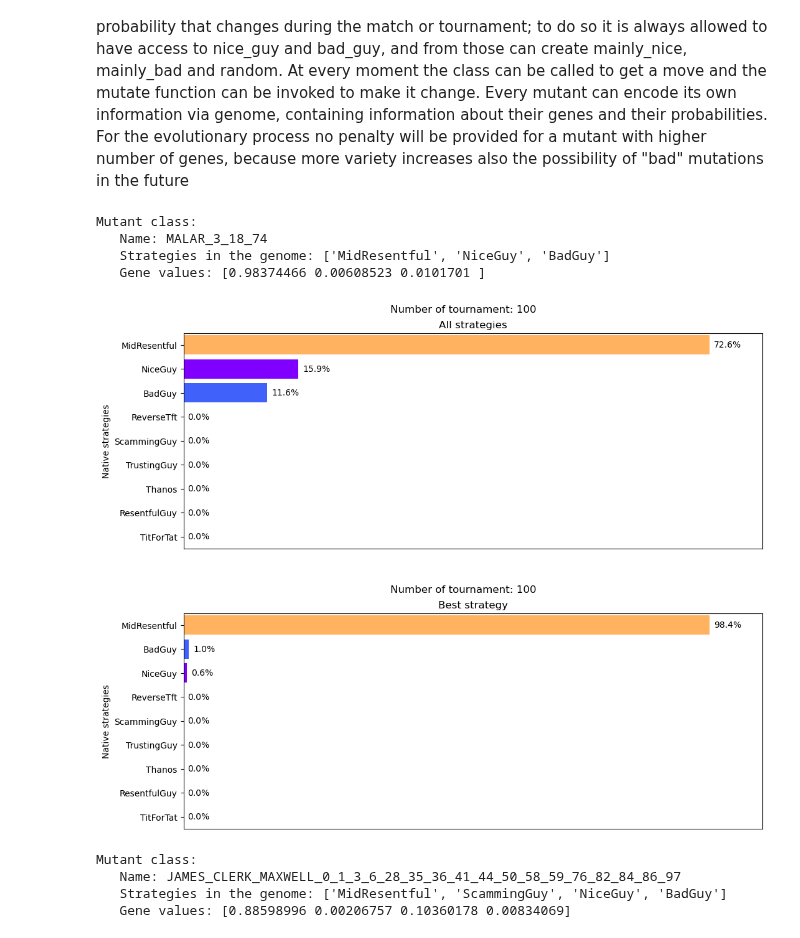
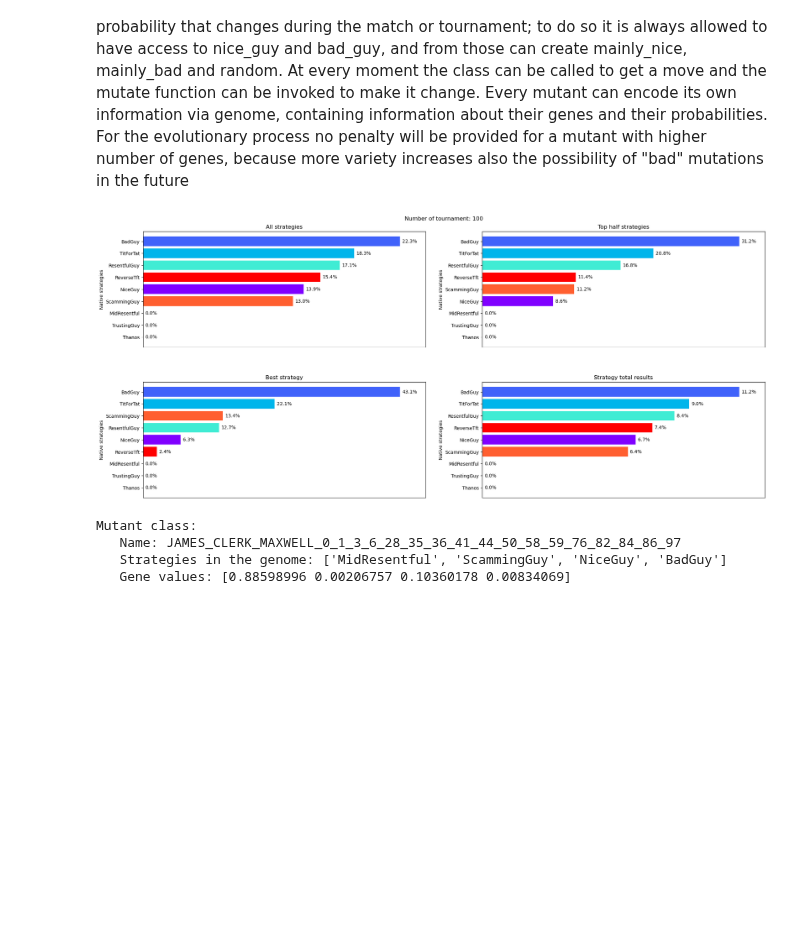
Before and after one commit to LeoPi314/LCP_projects_Y7_Group_4, a Jupyter notebook: Mutable.ipynb, the cells around one changed output. Drawn from its saved outputs; the diff is of its cells as text; code cells hidden in the pictures; blank space fills up the shorter version.

```diff
--- a/Mutable.ipynb
+++ b/Mutable.ipynb
@@ -9,6 +9,9 @@ Every mutant can encode its own information via genome, containing information a
 For the evolutionary process no penalty will be provided for a mutant with higher number of genes, because more variety increases also the possibility of "bad" mutations in the future
 # %%
 class mutant :
+
+    # allows to change model including or not always Bad Guy and Nice Guy in the schema
+    always_NB = False
 
     # CONSTRUCTOR
     # every mutant is created with a name and a list of tuples, containing accessible strategies and their initial weight
@@ -16,9 +19,10 @@ class mutant :
         self.name = name
         # the series of trategies that can be chosen, starting from a list of strategies and their probabilities
         self.strategy_dic = { i[0] : strategies[i[0]] for i in starting_strategy }
-        # NiceGuy and BadGuy incarnate the basic behaviour, thus are always included as last elements, if not already present
-        self.strategy_dic[ 'NiceGuy' ] = nice_guy
-        self.strategy_dic[ 'BadGuy' ] = bad_guy
+        # NiceGuy and BadGuy incarnate the basic behaviour, thus are included as last elements, if not already present, if decided a priori
+        if( self.always_NB ) :
+            self.strategy_dic[ 'NiceGuy' ] = nice_guy
+            self.strategy_dic[ 'BadGuy' ] = bad_guy
         # this process creates an internal dictionary similar to strategies but with limited entries, useful for later cycles
         # the gene in rapresented by the strategy list, a list of values that determine which strategy use to create the next move
         # this is rapresented by a normalized range of values chosen by a uniform distribution
@@ -26,6 +30,8 @@ class mutant :
         self.strategy = np.array( starting_weight/np.sum(starting_weight) )
         # if an empty starting_strategy is passed, the mutant become a random_guy
         if( len(starting_strategy) == 0 ) :
+            self.strategy_dic[ 'NiceGuy' ] = nice_guy
+            self.strategy_dic[ 'BadGuy' ] = bad_guy
             self.strategy = np.array( [ 0.5, 0.5 ] )
         # reshaping the weight array to consider added elements
         self.strategy.resize( len( self.strategy_dic ) )
@@ -91,7 +97,7 @@ class mutant :
         # updating strategy: for each weight a new one is produced based on a gaussian
         # this makes small differences more likely; the gaussian is centered on the previous value and has little std
         # considering these are normalized probability their value is always less than 1
-        std = 0.05
+        std = 0.1
         # creating an array of normal distributed value centered in the previous values, given std and same shape as strategy
         p = npr.normal( loc = strat, scale = std, size = strat.shape )
         # updating strategy only for those distributions that has positive outcome
@@ -160,7 +166,7 @@ def get_m_list( mode, par_list=[], N_mut = 1000, N_gen = 100 ) :
                   'D_AMORE_EDOARDO', 'ZARA_MIRIAM', 'CORTE_RICCARDO', 'CASAPULLA_CLAUDIA', 'VOLPI_LUCA', 'BERGAMIN_BEATRICE',
                   'SAFAK_YUSUF_KENAN', 'JAMILOV_JAVLONBEK', 'UNGUREANU_VLADIMIR', 'CHATURVEDI_PANKHURI',
                 ],
-        "test" : [ 'NNNB', 'BBBN', 'UUB', 'NNU', 'RNN', 'URR', 'BRU'],
+        "test" : [ 'NNNB', 'BBBN', 'UUB', 'NNU', 'DNN', 'UDD', 'BDU'],
     }
     genes = np.asarray( mutant.genes.keys() )
     # checking the type of input
@@ -392,7 +435,8 @@ def make_a_gif( data_frame, t_key='tournament', p_key = 'Strategies', image_keys
             subfigs[i].clear()
             axs = subfigs[i].subplots( nrows=1, ncols=col_n )
             if col_n == 1 : axs = [ axs ]
-            subfigs[i].suptitle(f"Number of tournament: {frame}")
+            # setting current frame number as title, only in the first line
+            subfigs[0].suptitle(f"Number of tournament: {frame}")
             for j in range( col_n ) :
                 ax = axs[j]
                 key = image_keys[i][j]
@@ -424,40 +468,65 @@ def make_a_gif( data_frame, t_key='tournament', p_key = 'Strategies', image_keys
     # animation saving using Pillow for .gif
     anim.save( (gif_name+'.gif'), writer='pillow')
 # %%
-# mutant_list , name_list = get_m_list( "repeat", [ 'N', 'B', 'U', 'R', 'NBB', 'BBU', 'BBR', 'UUR', 'BBBBBR', 'BBBBU', 'BBBBBN' ],  N_gen = 30, N_mut = 10 )
+# mutant_list , name_list = get_m_list( "repeat", [ 'N', 'B', 'U', 'H', 'NBBBBB', 'BBBBBBU', 'BBBBBBH', 'UUUUHH', 'BBBBBNNH', 'BBBBBBBNNU' ],  N_gen = 200, N_mut = 5 )
+# classification, frames = m_tournament( participants = mutant_list , part_names = name_list, N_rounds = 10, iter=50, pressure = 2,  M = Payoff )
+# name_keys = np.asarray( [ str(i) for i in range( 40 ) ] ).reshape( 5, 8 )
+# name_titles = np.asarray( [ f"Mutant number {i}/{len(mutant_list)}" for i in range( 40 ) ] ).reshape( 5, 8 )
+# make_a_gif( frames, t_key='tournament', p_key = 'Strategies', image_keys = name_keys,
+#            image_titles = name_titles, gif_name = 'BUHN_all')
+# make_a_gif( frames, t_key='tournament', p_key = 'Strategies', image_keys = np.array([[ 'total_w', 'half_w', ], [ 'best_w', 'ten_w', ],] ),
+#            image_titles = [ ['All strategies', 'Top half strategies'], ['Best strategy', 'Best 10 strategies',] ], gif_name = 'BUHN_4par')
+
+
 # mutant_list , name_list = get_m_list( "pod" )
-# classification, frames = m_tournament( participants = mutant_list , part_names = name_list, N_rounds = 10, iter=50, pressure = 2,  M = Payoff )
-# make_a_gif( frames, t_key='tournament', p_key = 'Strategies', image_keys = np.array([[ 'p',], [ 'P', ],] ),
-#            image_titles = [ ['All strategies',], ['Best strategy',] ], gif_name = 'pod_gif')
+# classification, frames = m_tournament( participants = mutant_list , part_names = name_list, N_rounds = 10, iter=50, pressure = 1,  M = Payoff )
+# make_a_gif( frames, t_key='tournament', p_key = 'Strategies', image_keys = np.array([[ 'total_w', 'half_w', ], [ 'best_w', 'ten_w', ],] ),
+#            image_titles = [ ['All strategies', 'Top half strategies'], ['Best strategy', 'Best 10 strategies',] ], gif_name = 'pod_gif_4par')
+
+# name_keys = np.asarray( [ str(i) for i in range( 30 ) ] ).reshape( 6, 5 )
+# name_titles = np.asarray( [ f"Mutant number {i}/{len(mutant_list)}" for i in range( 30 ) ] ).reshape( 6, 5 )
+# make_a_gif( frames, t_key='tournament', p_key = 'Strategies', image_keys = name_keys,
+#            image_titles = name_titles, gif_name = 'pod_gif_all')
 
 # print( mutant_list[ classification[-1][0][0] ] )
 
 # mutant_list , name_list = get_m_list( "physicist" )
 # classification, frames = m_tournament( participants = mutant_list , part_names = name_list, N_rounds = 10, iter=100, pressure = 1,  M = Payoff )
 # make_a_gif( frames, t_key='tournament', p_key = 'Strategies', image_keys = np.array([[ 'p',], [ 'P', ],] ),
 #            image_titles = [ ['All strategies',], ['Best strategy',] ], gif_name = 'physicist_gif')
-# print( mutant_list[ classification[ -1 ][0][0] ] )
+# print( mutant_list[ classification[-1][0][0] ] )
 
-mutant_list , name_list = get_m_list( "gods" )
-classification, frames = m_tournament( participants = mutant_list , part_names = name_list, N_rounds = 10, iter=100, pressure = 2,  M = Payoff )
-make_a_gif( frames, t_key='tournament', p_key = 'Strategies', image_keys = np.array([[ 'p',], [ 'P', ],] ),
-           image_titles = [ ['All strategies',], ['Best strategy',] ], gif_name = 'gods_gif')
-print( mutant_list[ classification[ -1 ][0][0] ] )
+# mutant_list , name_list = get_m_list( "gods" )
+# classification, frames = m_tournament( participants = mutant_list , part_names = name_list, N_rounds = 10, iter=100, pressure = 2,  M = Payoff )
+# make_a_gif( frames, t_key='tournament', p_key = 'Strategies', image_keys = np.array([[ 'tota_w',], [ 'best_w', ],] ),
+#            image_titles = [ ['All strategies',], ['Best strategy',] ], gif_name = 'gods_gif')
+# print( mutant_list[ classification[-1][0][0] ] )
+
+# test_list = ['N', 'B', 'U', 'D', 'T', 'H', 'M', 'S', 'I']
+# mutant_list , name_list = get_m_list( "genome", test_list,  N_gen = 10, N_mut = 5 )
+# classification, frames = m_tournament( participants = mutant_list , part_names = name_list, N_rounds = 10, iter=25, pressure = 1,  M = Payoff )
+# make_a_gif( frames, t_key='tournament', p_key = 'Strategies', image_keys = np.array([[ 'total_w', 'half_w', ], [ 'best_w', 'res_w', ],] ),
+#            image_titles = [ ['All strategies', 'Top half strategies'], ['Best strategy', 'Strategy total results',] ], gif_name = 'Normal')
 
 
 # for game in classification :
 #     print("\nNew Game\n")
 #     for player in game :
-#         print(player)
+#         p = ''.join([char for char in player[0] if char.isalpha()])
+#         print( mutant.genes[p], f"{player[1]:.3f}")
+
+test_list = ['N', 'B', 'U', 'D', 'S', 'I']
+mutant_list , name_list = get_m_list( "shuffle", test_list,  N_gen = 100, N_mut = 50 )
+classification, frames = m_tournament( participants = mutant_list , part_names = name_list, N_rounds = 10, iter=100, pressure = 2,  M = Payoff )
+make_a_gif( frames, t_key='tournament', p_key = 'Strategies', image_keys = np.array([[ 'total_w', 'half_w', ], [ 'best_w', 'res_w', ],] ),
+           image_titles = [ ['All strategies', 'Top half strategies'], ['Best strategy', 'Strategy total results',] ], gif_name = 'Shuffle')
+
+
 # print( mutant_list[ classification[-1][0][0] ] )
 
 # print( mutant.from_genome('BEATRICE_BERGAMIN') )
 # %% [output]
-Mutant class:
-   Name: MALAR_3_18_74
-   Strategies in the genome: ['MidResentful', 'NiceGuy', 'BadGuy']
-   Gene values: [0.98374466 0.00608523 0.0101701 ]
-[figure, old version]
+[figure, new version]
 # %%
 frames[ frames['tournament'] == 0 ]
 # for c in strategies :
```
Also changed, not shown: parts of 1 cell of this notebook, 12 other files.
